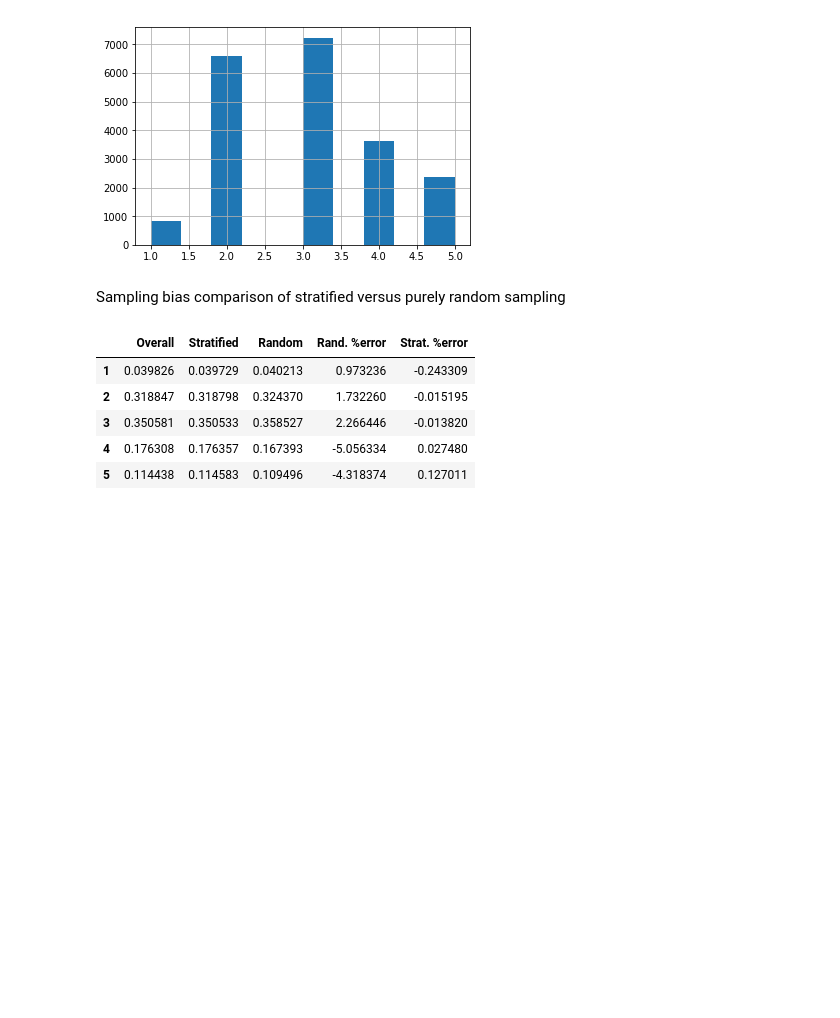
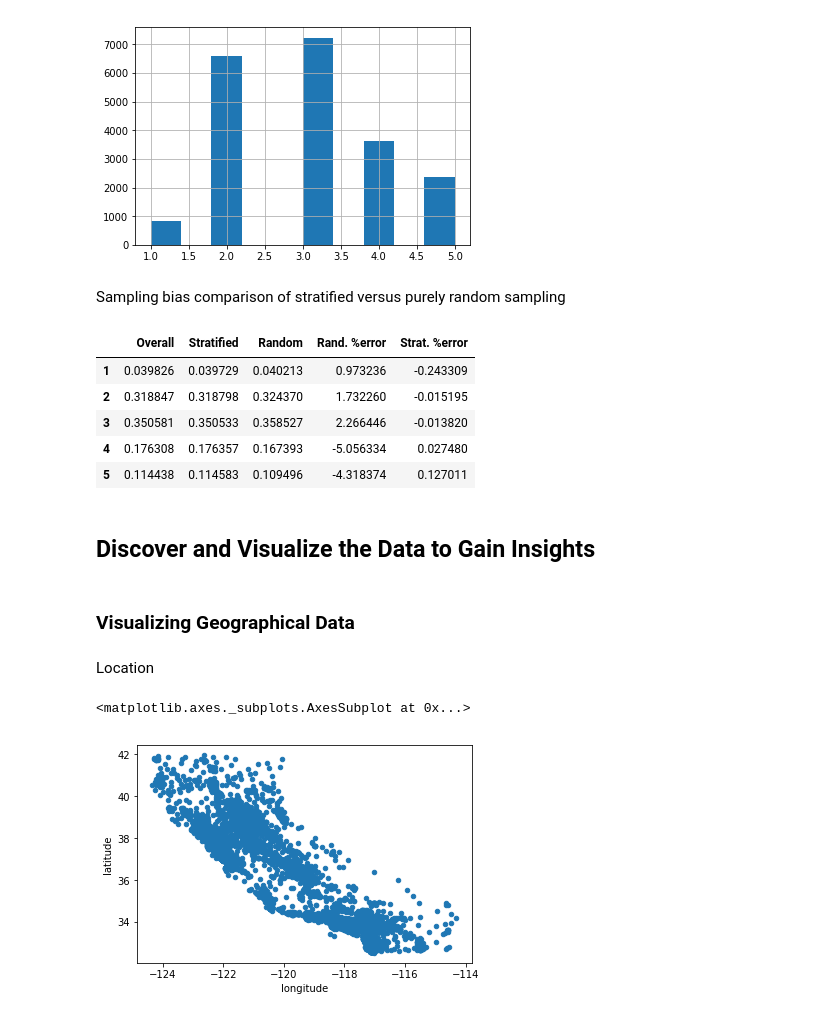
Before and after one commit to nagendraputhane/End-to-End-Machine-Learning-Project, a Jupyter notebook: Housing.ipynb, the cells around one changed output. Drawn from its saved outputs; the diff is of its cells as text; code cells hidden in the pictures; blank space fills up the shorter version.

```diff
--- a/Housing.ipynb
+++ b/Housing.ipynb
@@ -186,3 +186,16 @@ compare_props
 # %%
 for set_ in (strat_train_set, strat_test_set):
     set_.drop("income_cat", axis=1, inplace=True) #remove income_cat attribute
+# %% [markdown]
+## Discover and Visualize the Data to Gain Insights
+# %%
+housing = strat_train_set.copy() #copy of the training set
+# %% [markdown]
+### Visualizing Geographical Data
+# %% [markdown]
+Location
+# %%
+housing.plot(kind = "scatter", x = "longitude", y = "latitude") #scatterplot of all districts using longitude and latitude
+# %% [output]
+<matplotlib.axes._subplots.AxesSubplot at 0x...>
+[figure, added]
```
Also changed, not shown: parts of 8 cells of this notebook.
